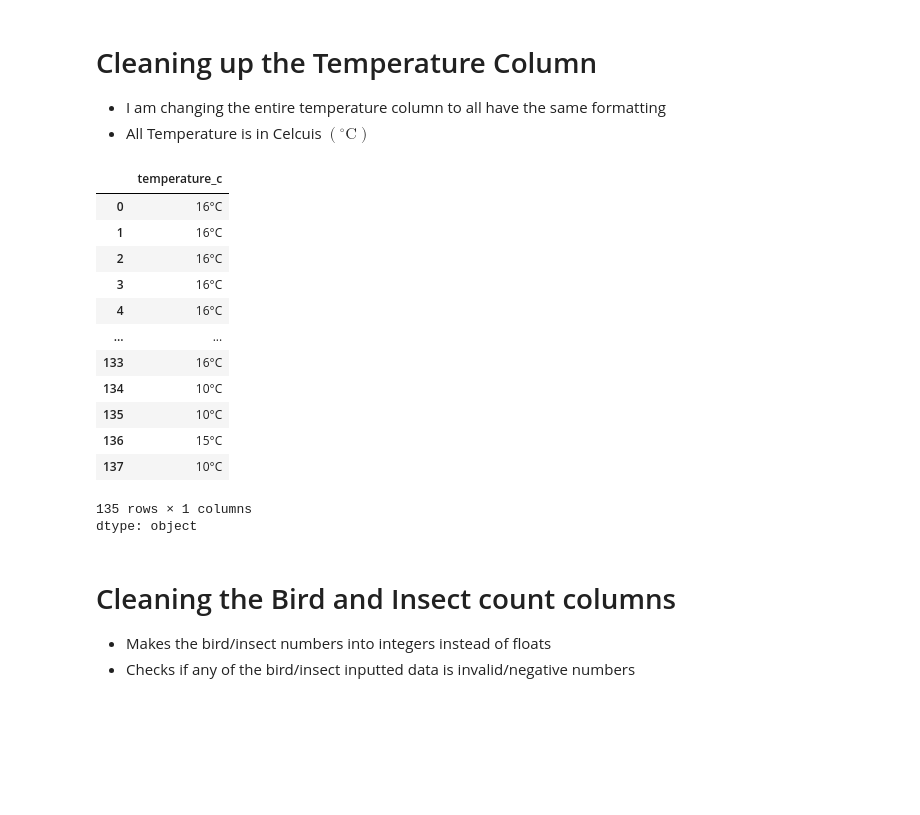
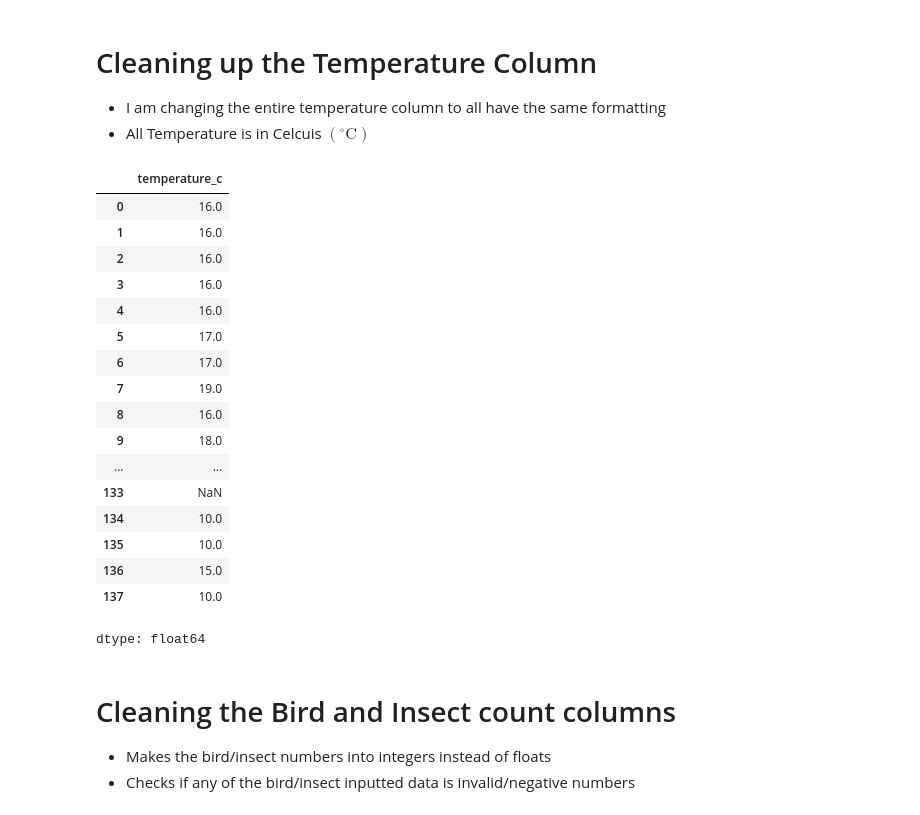
Before and after one commit to LowRands/Machine-Learning-with-python, a Jupyter notebook: Campus_Dataset_Project.ipynb, the cells around one changed output. Saved outputs shown, nothing was run; the diff lists cells and outputs as text; code cells hidden in the pictures; blank space fills up the shorter version.

```diff
--- a/Campus_Dataset_Project.ipynb
+++ b/Campus_Dataset_Project.ipynb
@@ -156,33 +165,33 @@ Mapping Verification
 # %%
 # Clean any duplicate 'C', '°', or '°C' characters from the temperature column, then format uniformly
 df['temperature_c'] = (
     df['temperature_c']
     .astype(str)
     .str.replace('°C', '', regex=False)
-    .str.replace('°', '', regex=False)
-    .str.replace('C', '', regex=False)
     .str.strip()
 )
-# Re-apply uniform format for non-null/non-NaN entries
-df['temperature_c'] = df['temperature_c'].apply(
-    lambda x: f"{x}°C" if pd.notnull(x) and x != 'nan' and x != '' else None
-)
+
+df['temperature_c'] = pd.to_numeric(df['temperature_c'], errors='coerce')
 display(df.temperature_c)
 # %% [output]
 |  | temperature_c |
-| 0 | 16°C |
-| 1 | 16°C |
-| 2 | 16°C |
-| 3 | 16°C |
-| 4 | 16°C |
+| 0 | 16.0 |
+| 1 | 16.0 |
+| 2 | 16.0 |
+| 3 | 16.0 |
+| 4 | 16.0 |
+| 5 | 17.0 |
+| 6 | 17.0 |
+| 7 | 19.0 |
+| 8 | 16.0 |
+| 9 | 18.0 |
 | ... | ... |
-| 133 | 16°C |
-| 134 | 10°C |
-| 135 | 10°C |
-| 136 | 15°C |
-| 137 | 10°C |
+| 133 | NaN |
+| 134 | 10.0 |
+| 135 | 10.0 |
+| 136 | 15.0 |
+| 137 | 10.0 |
-135 rows × 1 columns
-dtype: object
+dtype: float64
 # %% [markdown]
 # Cleaning the Bird and Insect count columns
 - Makes the bird/insect numbers into integers instead of floats
```
Also changed, not shown: parts of 16 cells of this notebook.
